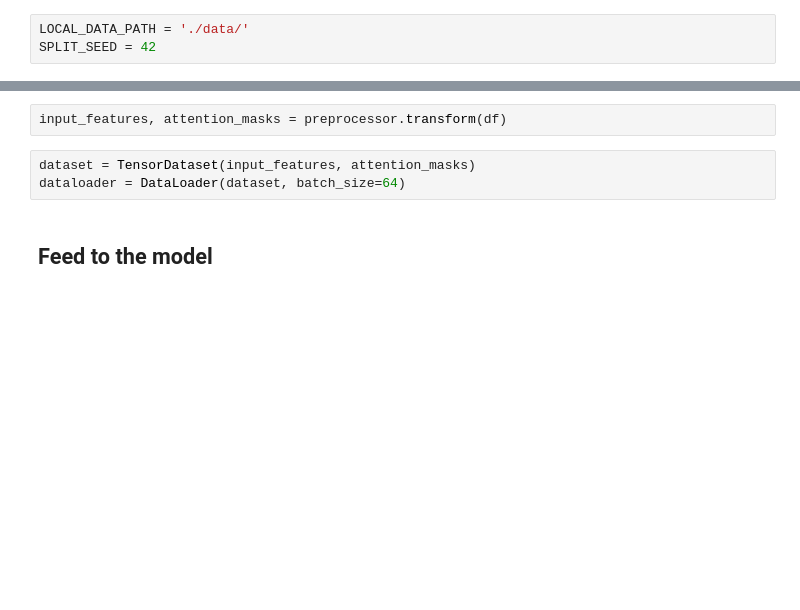
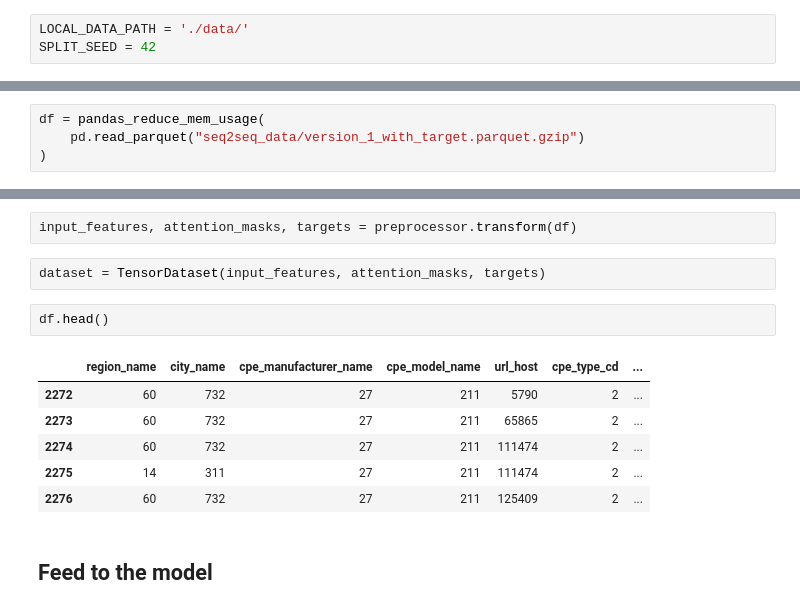
Before and after one commit to shockless/mts-ml-cup, a Jupyter notebook: seq2seq_baseline.ipynb, the cells around one changed output, grey strips where cells are left out. Drawn from its saved outputs; the diff is of its cells as text; blank space fills up the shorter version.

Commit message:
sites parsed seq2seq model written

```diff
--- a/seq2seq_baseline.ipynb
+++ b/seq2seq_baseline.ipynb
@@ -371,0 +457,4 @@ preprocessor = PandasPreprocessor(
+# %%
+df = pandas_reduce_mem_usage(
+    pd.read_parquet("seq2seq_data/version_1_with_target.parquet.gzip")
+)
@@ -372,7 +473,15 @@ preprocessor = PandasPreprocessor(
 # %%
-input_features, attention_masks = preprocessor.transform(df)
+input_features, attention_masks, targets = preprocessor.transform(df)
 # %%
-dataset = TensorDataset(input_features, attention_masks)
-dataloader = DataLoader(dataset, batch_size=64)
+dataset = TensorDataset(input_features, attention_masks, targets)
+# %%
+df.head()
+# %% [output]
+|  | region_name | city_name | cpe_manufacturer_name | cpe_model_name | url_host | cpe_type_cd | ... |
+| 2272 | 60 | 732 | 27 | 211 | 5790 | 2 | ... |
+| 2273 | 60 | 732 | 27 | 211 | 65865 | 2 | ... |
+| 2274 | 60 | 732 | 27 | 211 | 111474 | 2 | ... |
+| 2275 | 14 | 311 | 27 | 211 | 111474 | 2 | ... |
+| 2276 | 60 | 732 | 27 | 211 | 125409 | 2 | ... |
 # %% [markdown]
 ## Feed to the model
```
Also changed, not shown: parts of 28 cells of this notebook, 8 other files.
